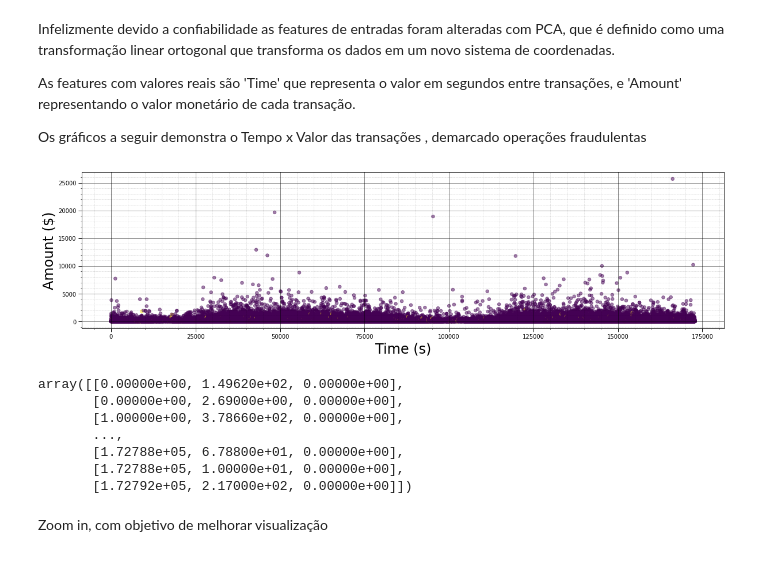
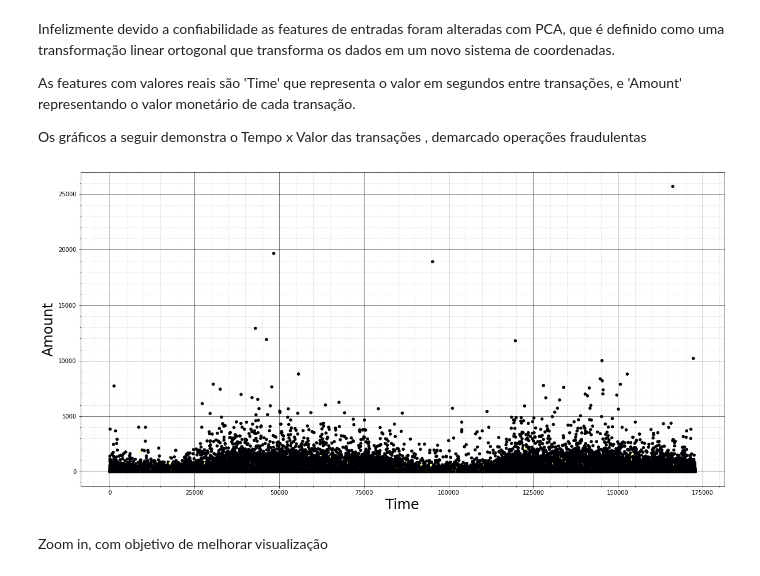
Before and after one commit to MarceloCapeletti/creditcard_fraud_detection, a Jupyter notebook: projeto_credit_card_fraud_detection.ipynb, the cells around one changed output. Cells and saved outputs as stored; diff of their text form; code cells hidden in the pictures.

```diff
--- a/projeto_credit_card_fraud_detection.ipynb
+++ b/projeto_credit_card_fraud_detection.ipynb
@@ -336,19 +124,19 @@ Infelizmente devido a confiabilidade as features de entradas foram alteradas com
 As features com valores reais são 'Time' que representa o valor em segundos entre transações, e 'Amount' representando o valor monetário de cada transação.
 
 Os gráficos a seguir demonstra o Tempo x Valor das transações , demarcado operações fraudulentas
-# %%
-plot_scatter(df_credit[['Time','Amount','Class']],categorycolor=True,pointsize=30,xlabel='Time (s)',ylabel='Amount ($)')
-# %% [output]
-[figure, removed]
-# %%
-df_credit[['Time','Amount','Class']].values
-# %% [output]
-array([[0.00000e+00, 1.49620e+02, 0.00000e+00],
-       [0.00000e+00, 2.69000e+00, 0.00000e+00],
-       [1.00000e+00, 3.78660e+02, 0.00000e+00],
-       ...,
-       [1.72788e+05, 6.78800e+01, 0.00000e+00],
-       [1.72788e+05, 1.00000e+01, 0.00000e+00],
-       [1.72792e+05, 2.17000e+02, 0.00000e+00]])
+# %%
+ax = df_credit[['Time','Amount']].plot(kind='scatter',x='Time', y = 'Amount',figsize=(20,10), c=df_credit['Class'],colormap='inferno',colorbar=False)
+
+ax.set_xlabel('Time',fontdict={'fontsize':24})
+ax.set_ylabel('Amount',fontdict={'fontsize':24})
+ax.grid(color='black', linestyle='-', linewidth=1,alpha=.5)
+ax.grid(which='minor', axis="x", color="black", alpha=.2, linewidth=.5, linestyle="--")
+ax.grid(which='minor', axis="y", color="black", alpha=.2, linewidth=.5, linestyle="--")
+ax.xaxis.set_minor_locator(AutoMinorLocator())
+ax.yaxis.set_minor_locator(AutoMinorLocator())
+ax.grid(which='major',axis="x", color="black", alpha=.5, linewidth=1, linestyle="-")
+ax.grid(which='major',axis="y", color="black", alpha=.5, linewidth=1)
+# %% [output]
+[figure, added]
 # %% [markdown]
 Zoom in, com objetivo de melhorar visualização
```
Also changed, not shown: parts of 24 cells of this notebook.
